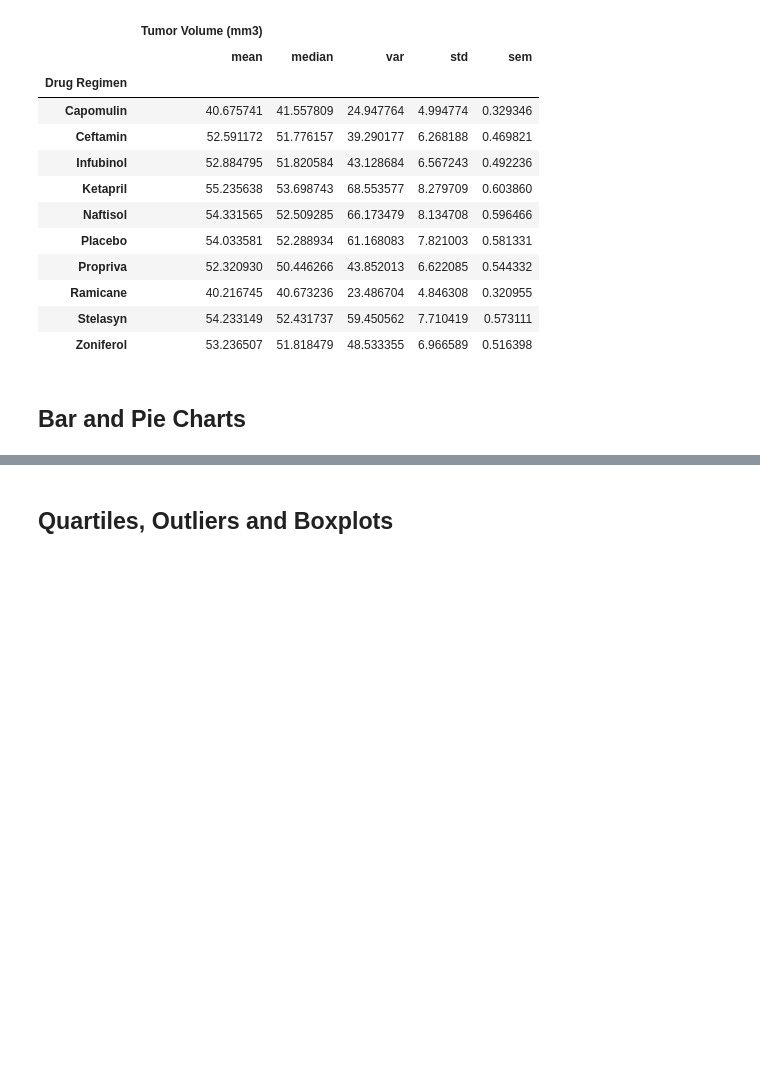
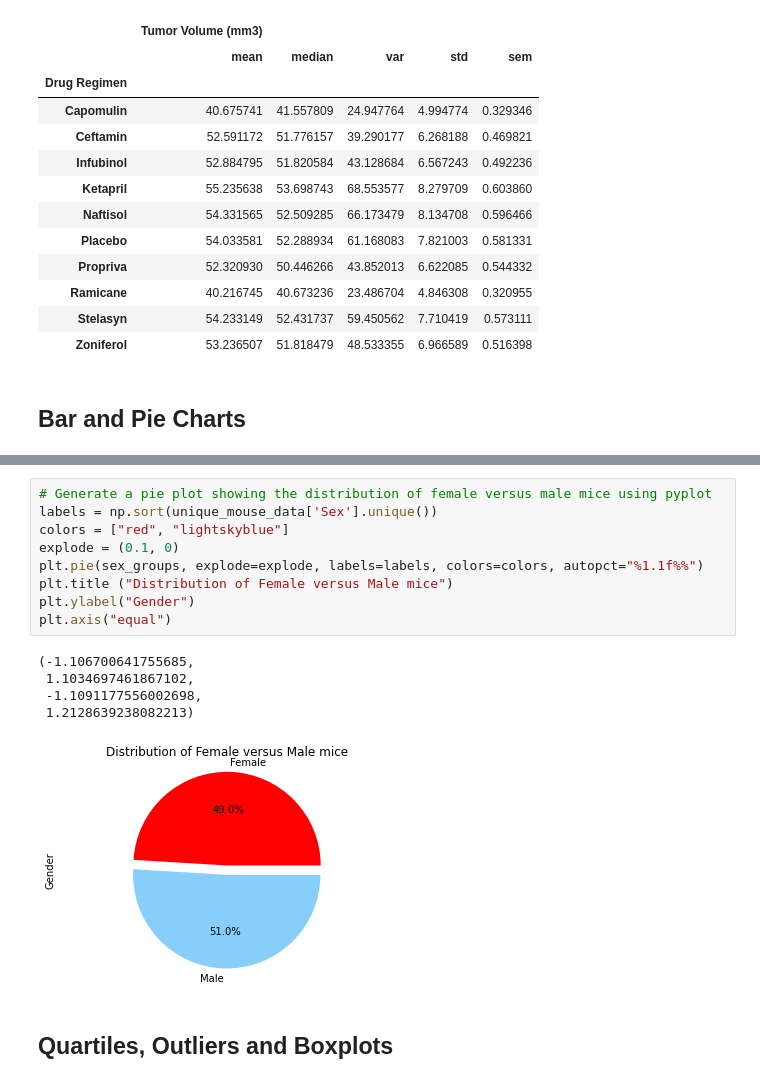
Before and after one commit to Ainash-Toleu/matplotlib-challenge, a Jupyter notebook: pymaceuticals_starter.ipynb, the cells around one changed output, grey strips where cells are left out. Drawn from its saved outputs; the diff is of its cells as text; blank space fills up the shorter version.

```diff
--- a/pymaceuticals_starter.ipynb
+++ b/pymaceuticals_starter.ipynb
@@ -157,3 +189,18 @@ mouse_data.agg(["mean", "median", "var", "std", "sem"])
+# %%
+# Generate a pie plot showing the distribution of female versus male mice using pyplot
+labels = np.sort(unique_mouse_data['Sex'].unique())
+colors = ["red", "lightskyblue"]
+explode = (0.1, 0)
+plt.pie(sex_groups, explode=explode, labels=labels, colors=colors, autopct="%1.1f%%")
+plt.title ("Distribution of Female versus Male mice")
+plt.ylabel("Gender")
+plt.axis("equal")
+# %% [output]
+(-1.106700641755685,
+ 1.1034697461867102,
+ -1.1091177556002698,
+ 1.2128639238082213)
+[figure, added]
 # %% [markdown]
 ## Quartiles, Outliers and Boxplots
 # %%
```
Also changed, not shown: parts of 6 cells of this notebook.
